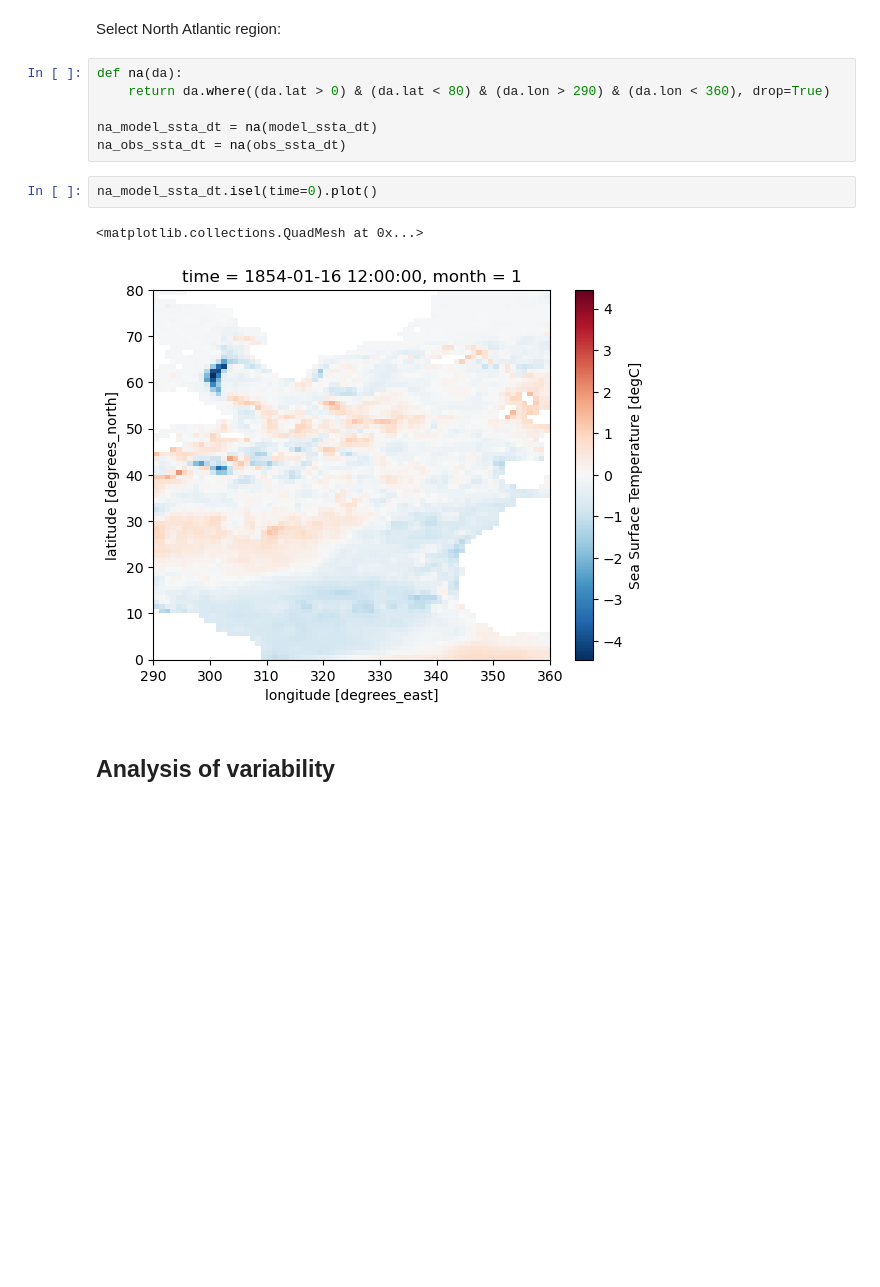
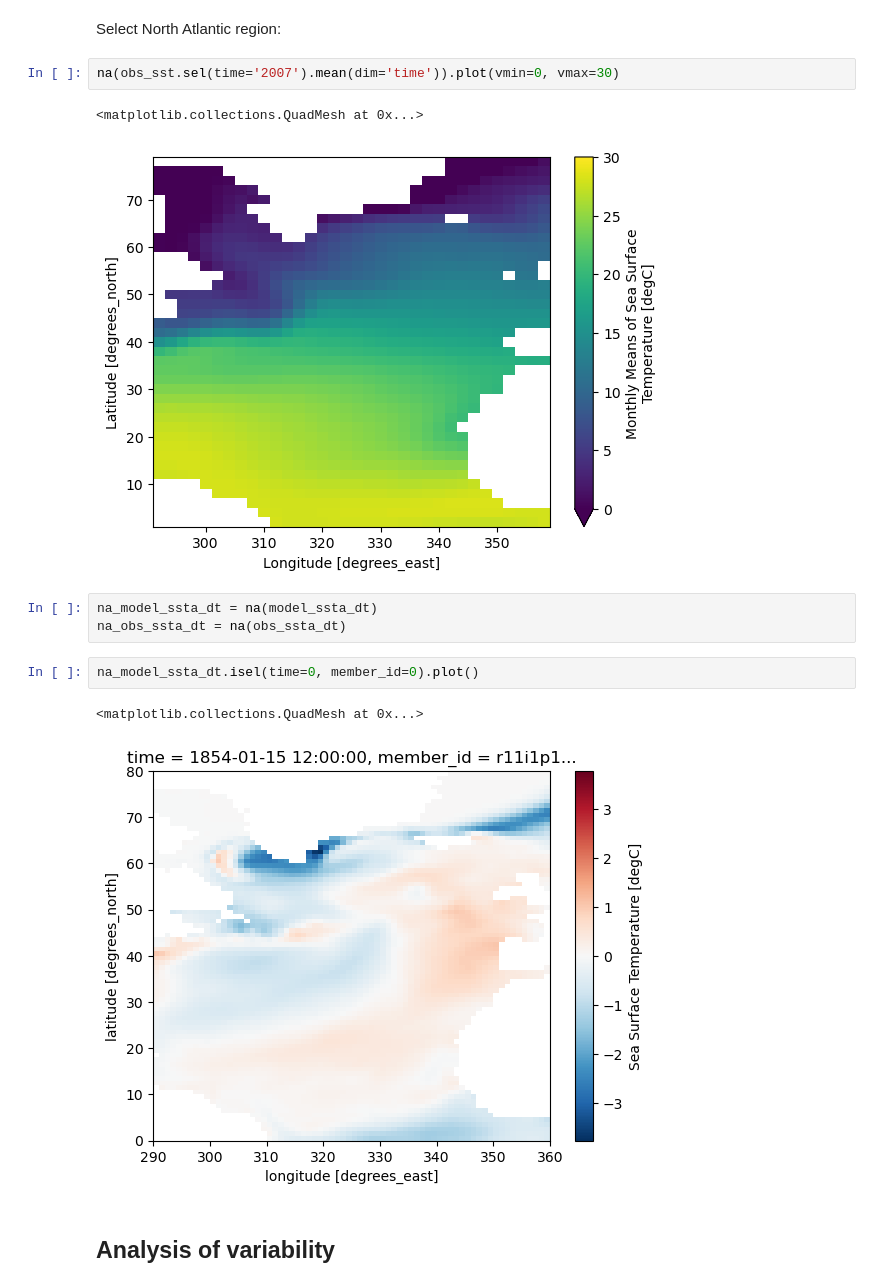
Before and after one commit to oceanhackweek/ohw24_proj_north_atlantic_variability_us, a Jupyter notebook: contributor_folders/Robert_Ford/amv-obs-mod.ipynb, the cells around one changed output. Drawn from its saved outputs; the diff is of its cells as text; blank space fills up the shorter version.

```diff
--- a/contributor_folders/Robert_Ford/amv-obs-mod.ipynb
+++ b/contributor_folders/Robert_Ford/amv-obs-mod.ipynb
@@ -93,17 +175,19 @@ obs_ssta = obs_sst_clim - obs_sst_clim.mean(dim='time')
 obs_ssta_dt = (obs_ssta - global_average(obs_ssta)).squeeze()
 # %% [markdown]
 Select North Atlantic region:
-# %%
-def na(da):
-    return da.where((da.lat > 0) & (da.lat < 80) & (da.lon > 290) & (da.lon < 360), drop=True)
-
-na_model_ssta_dt = na(model_ssta_dt)
-na_obs_ssta_dt = na(obs_ssta_dt)
+# %%
+na(obs_sst.sel(time='2007').mean(dim='time')).plot(vmin=0, vmax=30)
+# %% [output]
+<matplotlib.collections.QuadMesh at 0x...>
+[figure, added]
+# %%
+na_model_ssta_dt = na(model_ssta_dt)
+na_obs_ssta_dt = na(obs_ssta_dt)
 # %%
-na_model_ssta_dt.isel(time=0).plot()
+na_model_ssta_dt.isel(time=0, member_id=0).plot()
 # %% [output]
 <matplotlib.collections.QuadMesh at 0x...>
-[figure, old version]
+[figure, new version]
 # %% [markdown]
 ## Analysis of variability
 # %% [markdown]
```
Also changed, not shown: parts of 19 cells of this notebook.
